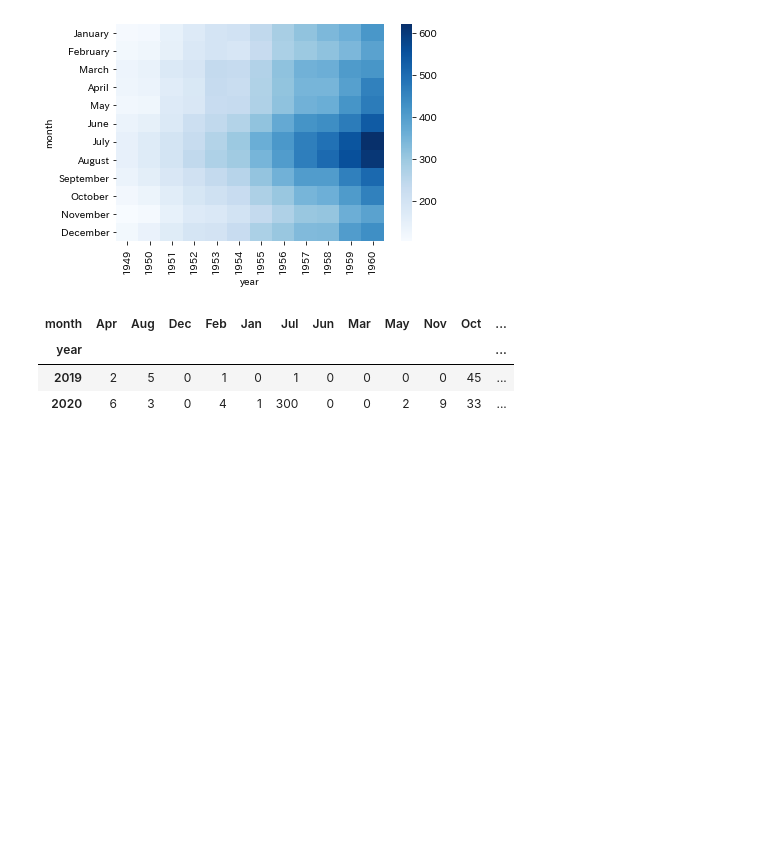
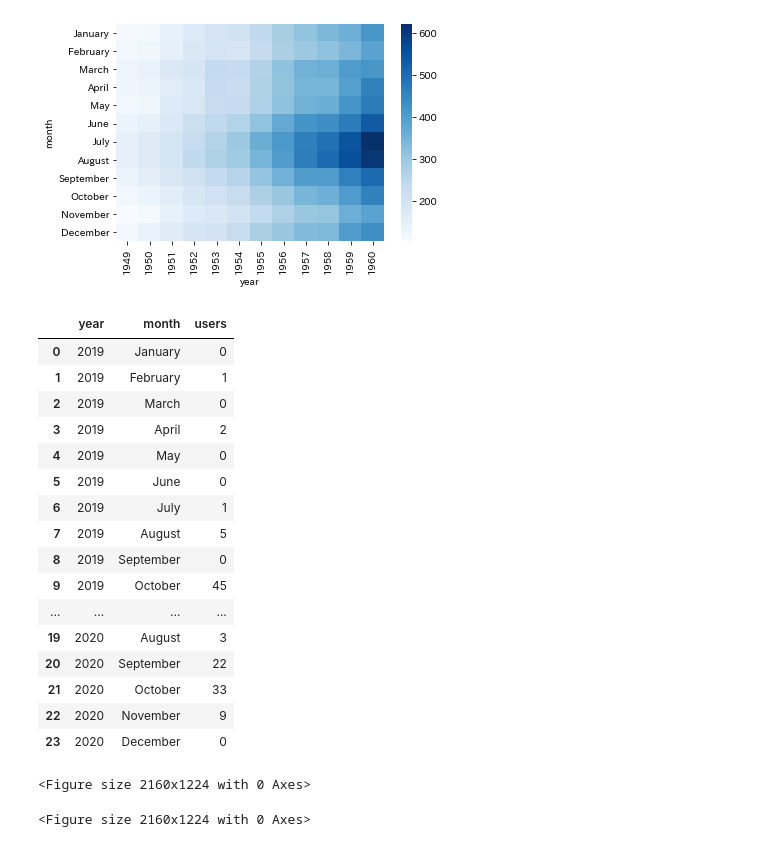
Before and after one commit to Jin01-galaxy/Learn_Python3, a Jupyter notebook: Matplotlib/visualization.ipynb, the cells around one changed output. Saved outputs shown, nothing was run; the diff lists cells and outputs as text; code cells hidden in the pictures; blank space fills up the shorter version.

```diff
--- a/Matplotlib/visualization.ipynb
+++ b/Matplotlib/visualization.ipynb
@@ -74,8 +73,21 @@ df = pd.read_csv('Users_data.csv')
 # %%
-df.head(12)
+df
 # %% [output]
-| month | Apr | Aug | Dec | Feb | Jan | Jul | Jun | Mar | May | Nov | Oct | ... |
-| year |  |  |  |  |  |  |  |  |  |  |  | ... |
-| 2019 | 2 | 5 | 0 | 1 | 0 | 1 | 0 | 0 | 0 | 0 | 45 | ... |
-| 2020 | 6 | 3 | 0 | 4 | 1 | 300 | 0 | 0 | 2 | 9 | 33 | ... |
+|  | year | month | users |
+| 0 | 2019 | January | 0 |
+| 1 | 2019 | February | 1 |
+| 2 | 2019 | March | 0 |
+| 3 | 2019 | April | 2 |
+| 4 | 2019 | May | 0 |
+| 5 | 2019 | June | 0 |
+| 6 | 2019 | July | 1 |
+| 7 | 2019 | August | 5 |
+| 8 | 2019 | September | 0 |
+| 9 | 2019 | October | 45 |
+| ... | ... | ... | ... |
+| 19 | 2020 | August | 3 |
+| 20 | 2020 | September | 22 |
+| 21 | 2020 | October | 33 |
+| 22 | 2020 | November | 9 |
+| 23 | 2020 | December | 0 |
 # %%
@@ -83 +95,7 @@ df = df.pivot('year','month','users')
+# %%
+df
+plt.figure(figsize=(30,17))
+# %% [output]
+<Figure size 2160x1224 with 0 Axes>
+<Figure size 2160x1224 with 0 Axes>
 # %%
```
Also changed, not shown: parts of 7 cells of this notebook, 5 other files.
